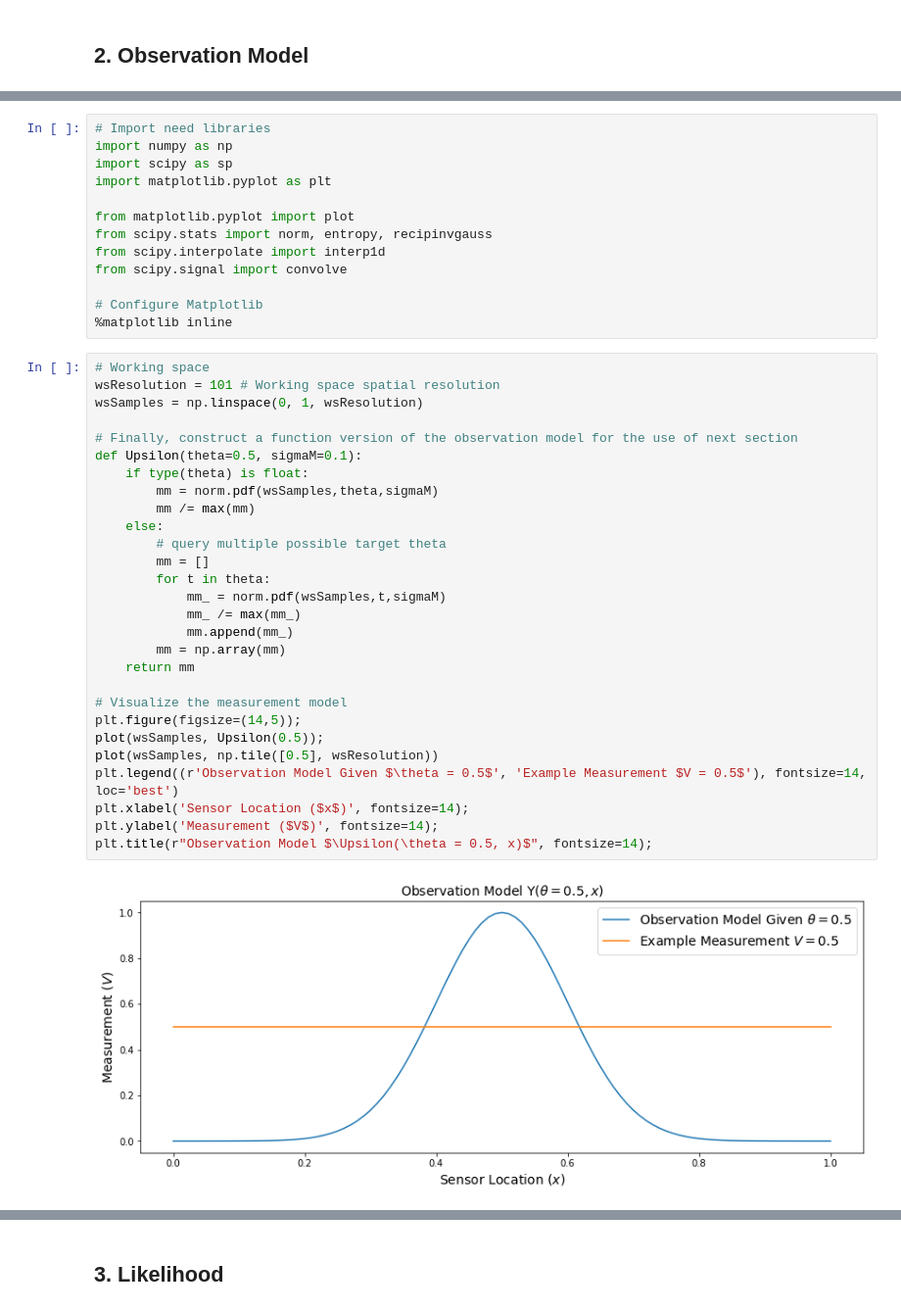
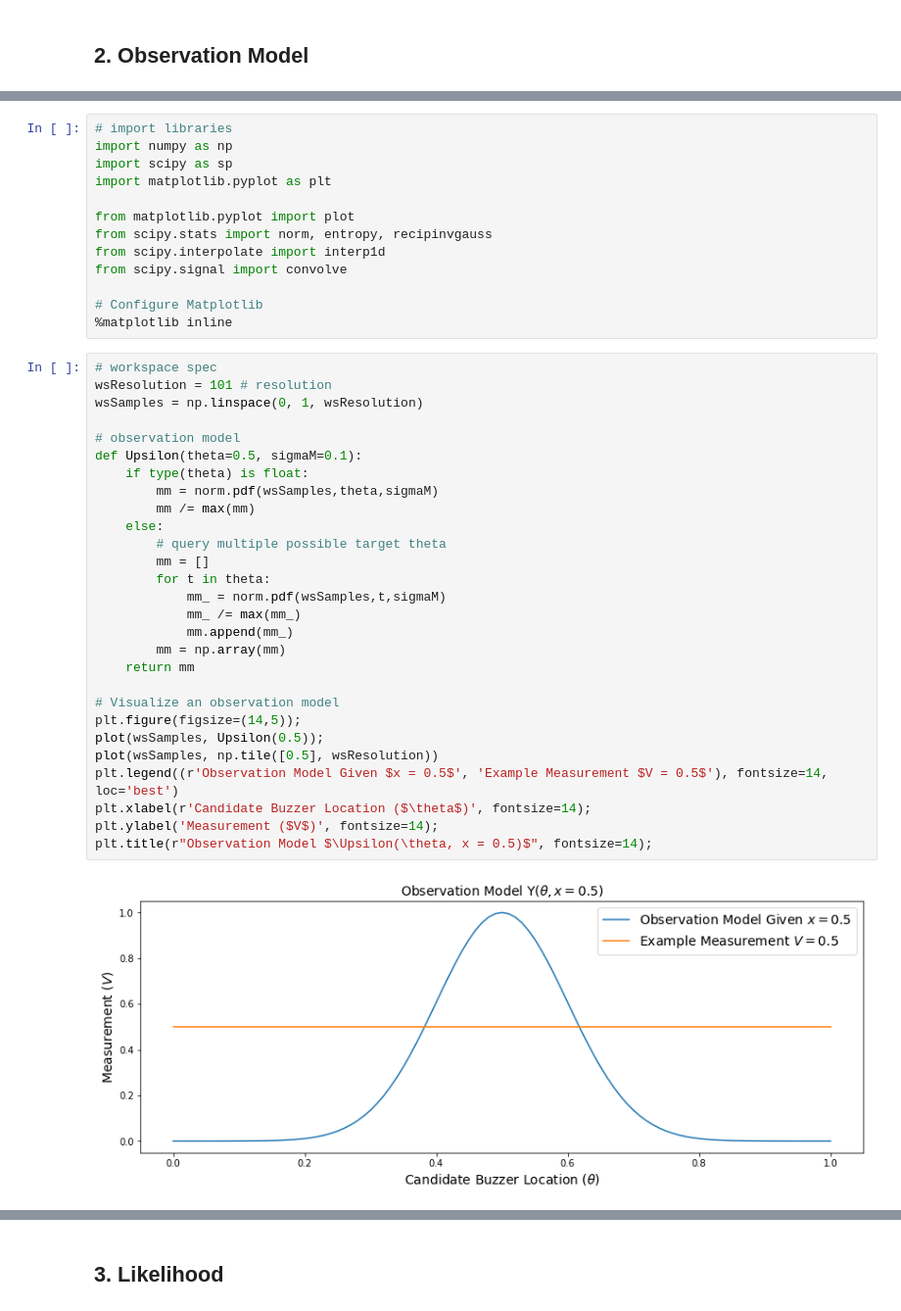
Before and after one commit to MacIver-Lab/Ergodic-Information-Harvesting, a Jupyter notebook: Tutorial/Ergodic_Information_Harvesting_Tutorial.ipynb, the cells around one changed output, grey strips where cells are left out. Shown: that part at 98% size. Drawn from its saved outputs; the diff is of its cells as text.

```diff
--- a/Tutorial/Ergodic_Information_Harvesting_Tutorial.ipynb
+++ b/Tutorial/Ergodic_Information_Harvesting_Tutorial.ipynb
@@ -26,7 +28,7 @@ To start our tutorial, let's define a scenario. Imagine we have a robot equipped
 
 An observation model relates measured signals to random variables. The observation model, in our case, relates the measured **loudness of sound** to the **location of the sound source (buzzer)**. For example, receiving a numerical measurement of $V=0.5$ does not give us any information about where the sound source is *unless we have an observation model of our sensor*.
 # %%
-# Import need libraries
+# import libraries
 import numpy as np
 import scipy as sp
 import matplotlib.pyplot as plt
@@ -39,33 +41,33 @@ from scipy.signal import convolve
 # Configure Matplotlib
 %matplotlib inline
 # %%
-# Working space
-wsResolution = 101 # Working space spatial resolution
+# workspace spec
+wsResolution = 101 # resolution
 wsSamples = np.linspace(0, 1, wsResolution)
 
-# Finally, construct a function version of the observation model for the use of next section
+# observation model
 def Upsilon(theta=0.5, sigmaM=0.1):
     if type(theta) is float:
         mm = norm.pdf(wsSamples,theta,sigmaM)
         mm /= max(mm)
     else:
         # query multiple possible target theta
         mm = []
         for t in theta:
             mm_ = norm.pdf(wsSamples,t,sigmaM)
             mm_ /= max(mm_)
             mm.append(mm_)
         mm = np.array(mm)
     return mm
 
-# Visualize the measurement model
+# Visualize an observation model
 plt.figure(figsize=(14,5));
 plot(wsSamples, Upsilon(0.5));
 plot(wsSamples, np.tile([0.5], wsResolution))
-plt.legend((r'Observation Model Given $\theta = 0.5$', 'Example Measurement $V = 0.5$'), fontsize=14, loc='best')
-plt.xlabel('Sensor Location ($x$)', fontsize=14);
+plt.legend((r'Observation Model Given $x = 0.5$', 'Example Measurement $V = 0.5$'), fontsize=14, loc='best')
+plt.xlabel(r'Candidate Buzzer Location ($\theta$)', fontsize=14);
 plt.ylabel('Measurement ($V$)', fontsize=14);
-plt.title(r"Observation Model $\Upsilon(\theta = 0.5, x)$", fontsize=14);
+plt.title(r"Observation Model $\Upsilon(\theta, x = 0.5)$", fontsize=14);
 # %% [output]
-[figure, old version]
+[figure, new version]
 # %% [markdown]
```
Also changed, not shown: parts of 7 cells of this notebook.
